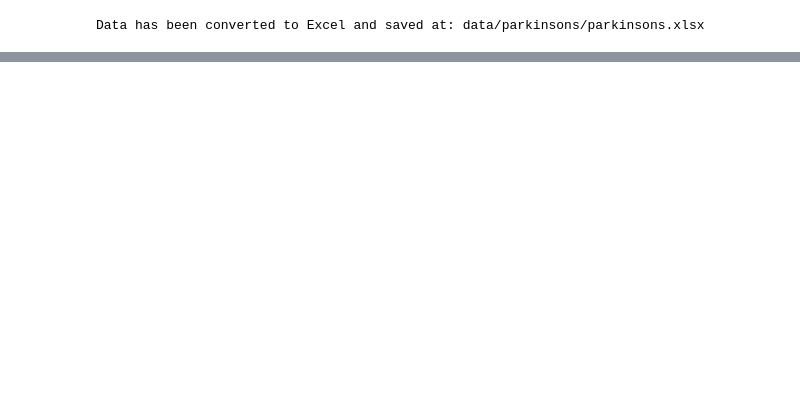
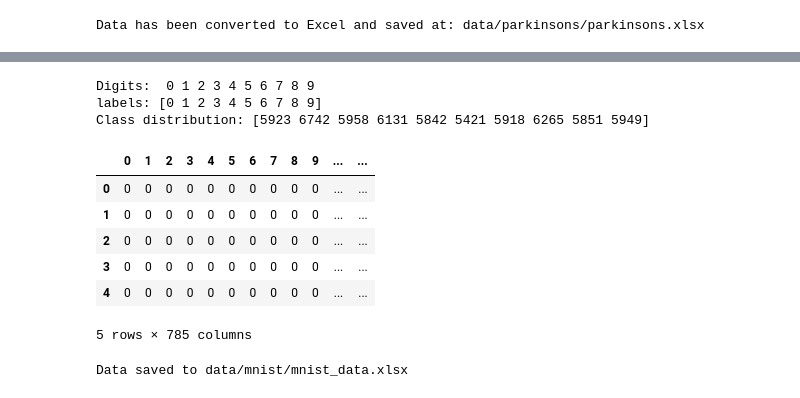
Before and after one commit to klemens-floege/svn_ensembles, a Jupyter notebook: test.ipynb, the cells around one changed output, grey strips where cells are left out. Cells and saved outputs as stored; diff of their text form; code cells hidden in the pictures; blank space fills up the shorter version.

Commit message:
bug fix + started to implement MNIST

```diff
--- a/test.ipynb
+++ b/test.ipynb
@@ -232,0 +263,8 @@ Data has been converted to Excel and saved at: data/parkinsons/parkinsons.xlsx
+# %%
+from mlxtend.data import loadlocal_mnist
+import platform
+
+
+X, y = loadlocal_mnist(
+            images_path='data/mnist/train-images.idx3-ubyte',
+            labels_path='data/mnist/train-labels.idx1-ubyte')
@@ -232,0 +292,32 @@ Data has been converted to Excel and saved at: data/parkinsons/parkinsons.xlsx
+# %%
+import numpy as np
+
+print('Digits:  0 1 2 3 4 5 6 7 8 9')
+print('labels: %s' % np.unique(y))
+print('Class distribution: %s' % np.bincount(y))
+# %% [output]
+Digits:  0 1 2 3 4 5 6 7 8 9
+labels: [0 1 2 3 4 5 6 7 8 9]
+Class distribution: [5923 6742 5958 6131 5842 5421 5918 6265 5851 5949]
+# %%
+import pandas as pd
+# Convert the loaded data into a DataFrame
+data = pd.DataFrame(X)
+data['label'] = y  # Adding labels as a new column in the DataFrame
+# %%
+data.head()
+# %% [output]
+|  | 0 | 1 | 2 | 3 | 4 | 5 | 6 | 7 | 8 | 9 | ... | ... |
+| 0 | 0 | 0 | 0 | 0 | 0 | 0 | 0 | 0 | 0 | 0 | ... | ... |
+| 1 | 0 | 0 | 0 | 0 | 0 | 0 | 0 | 0 | 0 | 0 | ... | ... |
+| 2 | 0 | 0 | 0 | 0 | 0 | 0 | 0 | 0 | 0 | 0 | ... | ... |
+| 3 | 0 | 0 | 0 | 0 | 0 | 0 | 0 | 0 | 0 | 0 | ... | ... |
+| 4 | 0 | 0 | 0 | 0 | 0 | 0 | 0 | 0 | 0 | 0 | ... | ... |
+5 rows × 785 columns
+# %%
+# Save the DataFrame to an Excel file
+filename = 'data/mnist/mnist_data.xlsx'
+data.to_excel(filename, index=False)
+print(f'Data saved to {filename}')
+# %% [output]
+Data saved to data/mnist/mnist_data.xlsx
```
Also changed, not shown: parts of 9 cells of this notebook, 22 other files.
